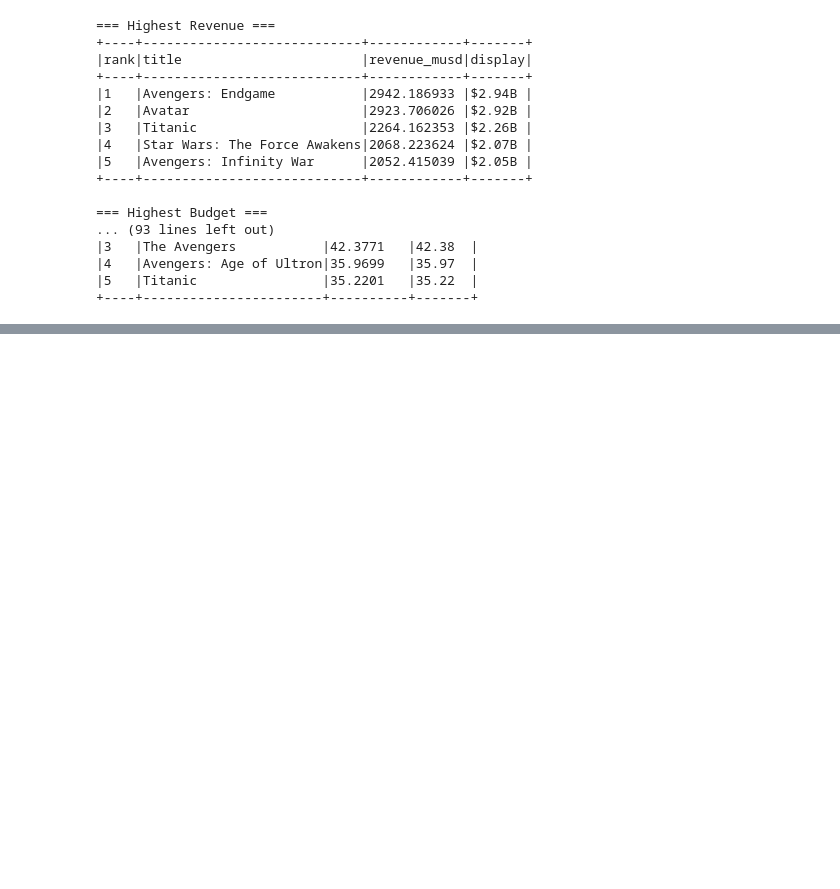
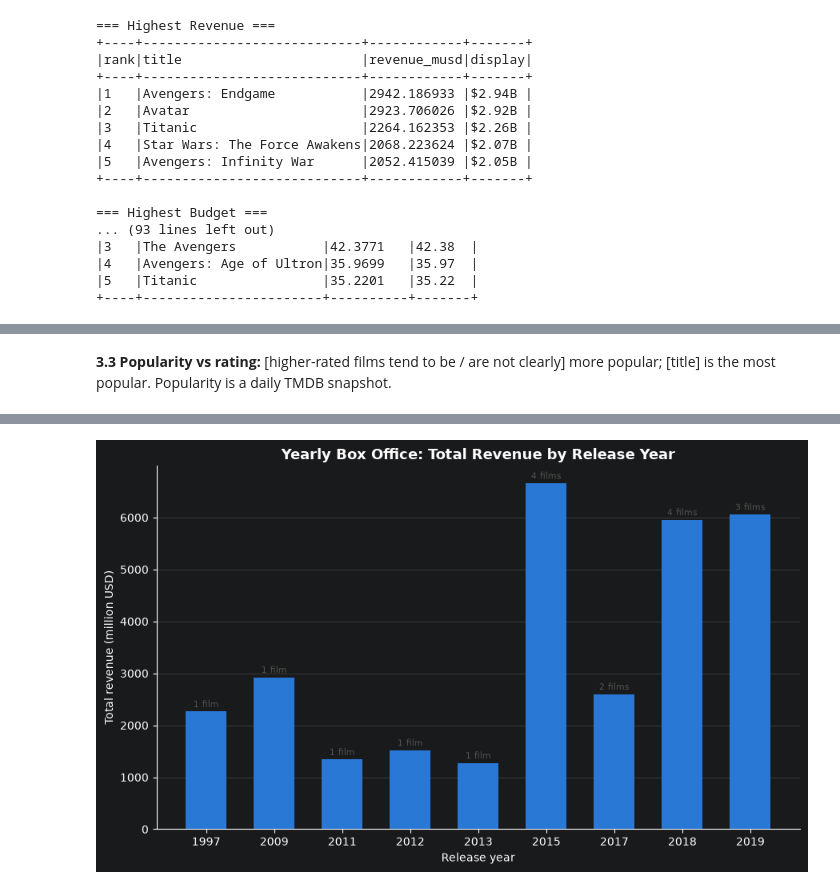
Before and after one commit to Kamandathe3rd/tmdb-spark-analysis, a Jupyter notebook: notebooks/tmdb_spark_analysis.ipynb, the cells around one changed output, grey strips where cells are left out. Saved outputs shown, nothing was run; the diff lists cells and outputs as text; code cells hidden in the pictures; blank space fills up the shorter version.

```diff
--- a/notebooks/tmdb_spark_analysis.ipynb
+++ b/notebooks/tmdb_spark_analysis.ipynb
@@ -641,0 +275,16 @@ kpis.compare_franchise_vs_standalone(movies_df).show(truncate=False)
+# %% [markdown]
+**3.3 Popularity vs rating:** [higher-rated films tend to be / are not clearly] more popular; [title] is the most popular.
+Popularity is a daily TMDB snapshot.
+# %%
+# 3.4 Yearly box office trends
+yearly_pdf = (
+    movies_df
+    .filter(F.col("release_date").isNotNull())
+    .groupBy(F.year("release_date").alias("year"))
+    .agg(F.round(F.sum("revenue_musd"), 2).alias("total_revenue_musd"),
+         F.count("*").alias("movies"))
+    .orderBy("year")
+    .toPandas()
+)
+plots.plot_yearly_box_office(yearly_pdf)
+# %% [output]
@@ -641,0 +293 @@ kpis.compare_franchise_vs_standalone(movies_df).show(truncate=False)
+[figure, added]
```
Also changed, not shown: parts of 78 cells of this notebook, 5 other files.
